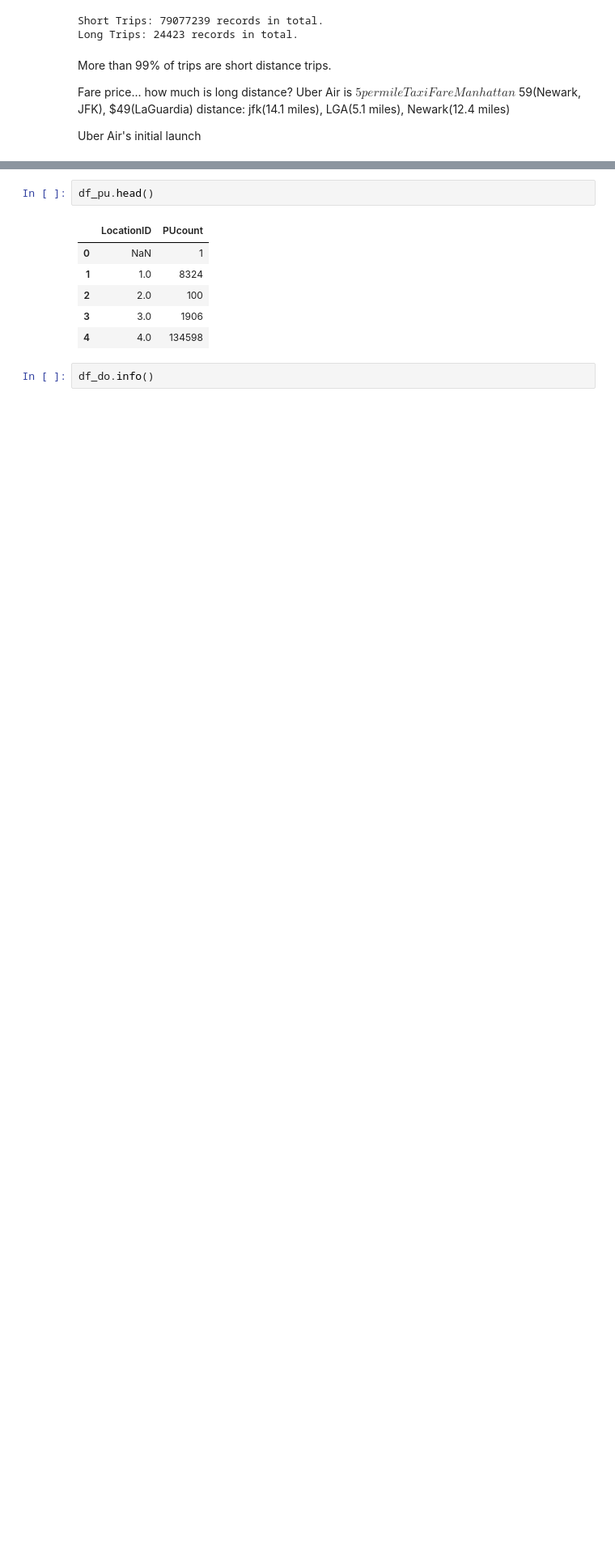
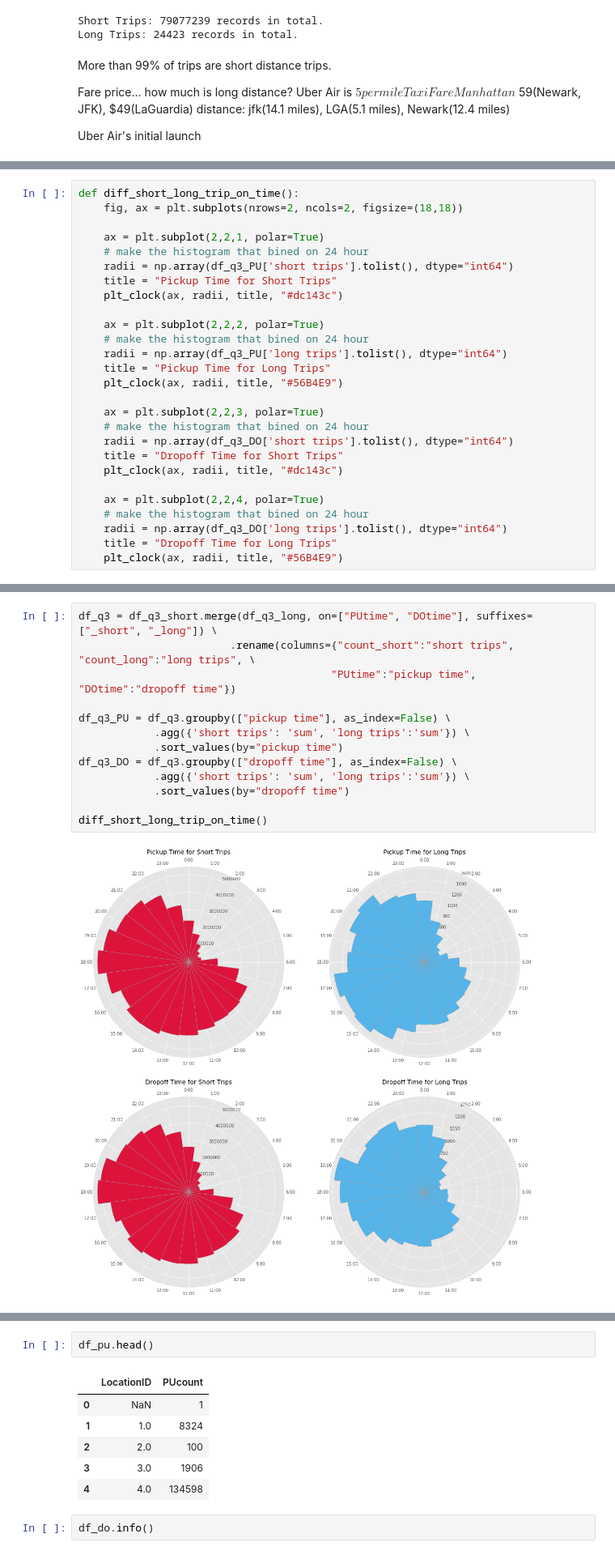
Before and after one commit to saehuh/Uber_Air__NYC, a Jupyter notebook: uber_air_nyc.ipynb, the cells around one changed output, grey strips where cells are left out. Shown at 81% size. Saved outputs shown, nothing was run; the diff lists cells and outputs as text; blank space fills up the shorter version.

```diff
--- a/uber_air_nyc.ipynb
+++ b/uber_air_nyc.ipynb
@@ -553,0 +543,27 @@ See the caveats in the documentation: https://pandas.pydata.org/pandas-docs/stab
+# %%
+def diff_short_long_trip_on_time():
+    fig, ax = plt.subplots(nrows=2, ncols=2, figsize=(18,18))
+
+    ax = plt.subplot(2,2,1, polar=True)
+    # make the histogram that bined on 24 hour
+    radii = np.array(df_q3_PU['short trips'].tolist(), dtype="int64")
+    title = "Pickup Time for Short Trips"
+    plt_clock(ax, radii, title, "#dc143c")
+
+    ax = plt.subplot(2,2,2, polar=True)
+    # make the histogram that bined on 24 hour
+    radii = np.array(df_q3_PU['long trips'].tolist(), dtype="int64")
+    title = "Pickup Time for Long Trips"
+    plt_clock(ax, radii, title, "#56B4E9")
+
+    ax = plt.subplot(2,2,3, polar=True)
+    # make the histogram that bined on 24 hour
+    radii = np.array(df_q3_DO['short trips'].tolist(), dtype="int64")
+    title = "Dropoff Time for Short Trips"
+    plt_clock(ax, radii, title, "#dc143c")
+
+    ax = plt.subplot(2,2,4, polar=True)
+    # make the histogram that bined on 24 hour
+    radii = np.array(df_q3_DO['long trips'].tolist(), dtype="int64")
+    title = "Dropoff Time for Long Trips"
+    plt_clock(ax, radii, title, "#56B4E9")
@@ -553,0 +572,15 @@ See the caveats in the documentation: https://pandas.pydata.org/pandas-docs/stab
+# %%
+df_q3 = df_q3_short.merge(df_q3_long, on=["PUtime", "DOtime"], suffixes=["_short", "_long"]) \
+                        .rename(columns={"count_short":"short trips", "count_long":"long trips", \
+                                        "PUtime":"pickup time", "DOtime":"dropoff time"})
+
+df_q3_PU = df_q3.groupby(["pickup time"], as_index=False) \
+            .agg({'short trips': 'sum', 'long trips':'sum'}) \
+            .sort_values(by="pickup time")
+df_q3_DO = df_q3.groupby(["dropoff time"], as_index=False) \
+            .agg({'short trips': 'sum', 'long trips':'sum'}) \
+            .sort_values(by="dropoff time")
+
+diff_short_long_trip_on_time()
+# %% [output]
+[figure, added]
```
Also changed, not shown: parts of 104 cells of this notebook.
